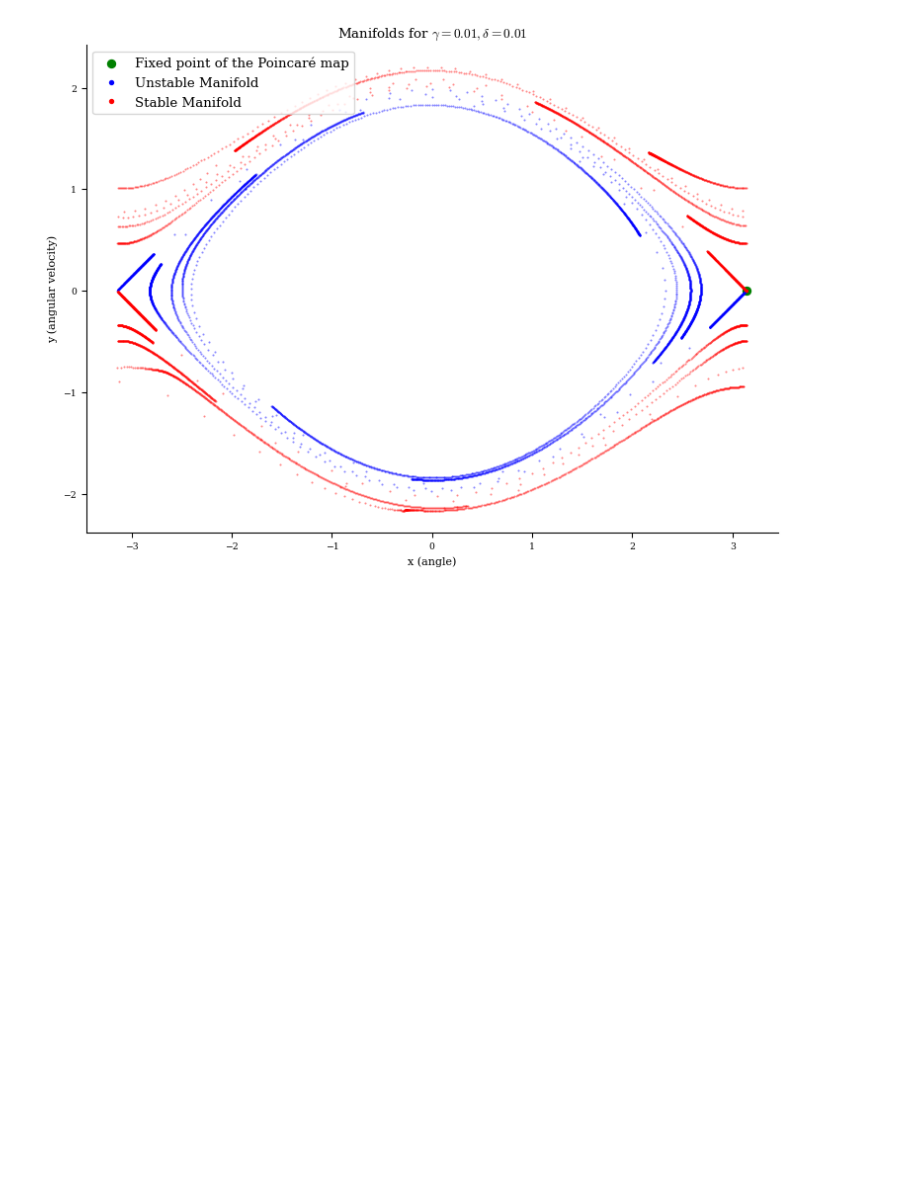
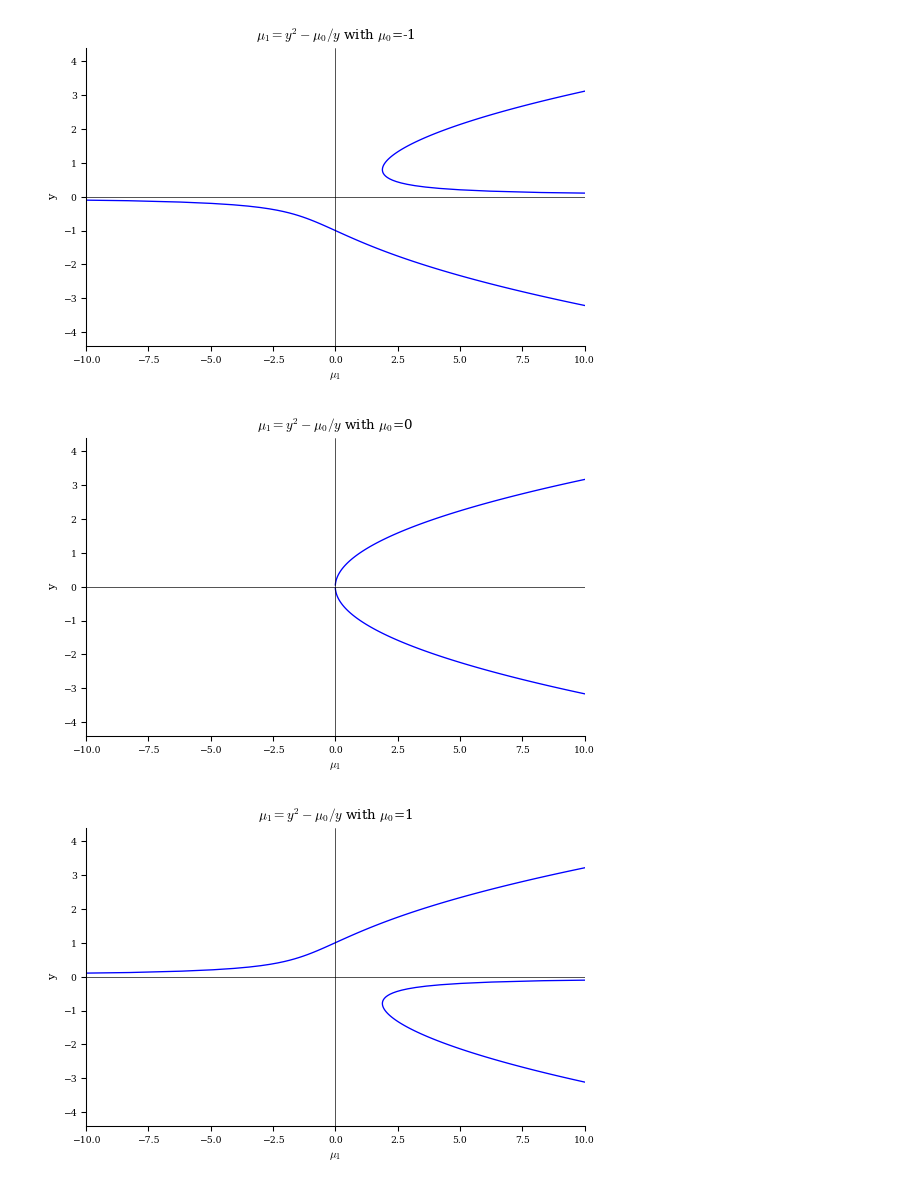
Before and after one commit to YigitElma/DEBUG-DESC, a Jupyter notebook: test-notebook.ipynb, the cells around one changed output. Saved outputs shown, nothing was run; the diff lists cells and outputs as text; code cells hidden in the pictures; blank space fills up the shorter version.

```diff
--- a/test-notebook.ipynb
+++ b/test-notebook.ipynb
@@ -178,50 +86,21 @@ eigenvalues, eigenvectors = np.linalg.eig(jacobian)
-# %%
-# select the stable and unstable eigenvectors based on the magnitude of the eigenvalues
-if np.abs(eigenvalues[0]) < 1 and np.abs(eigenvalues[1]) > 1:
-    stable_v = eigenvectors[:, 0]
-    unstable_v = eigenvectors[:, 1]
-if np.abs(eigenvalues[0]) > 1 and np.abs(eigenvalues[1]) < 1:
-    stable_v = eigenvectors[:, 1]
-    unstable_v = eigenvectors[:, 0]
-
-plt.figure(figsize=(8, 6))
-plt.scatter(
-    fixed_pt[0], fixed_pt[1], color="green", label="Fixed point of the Poincaré map"
-)
-
-n_seeds = 1000  # Number of starting points along the eigenvector
-n_iter = 5  # How many times to iterate the map
-step_size = 1e-3
-
-def find_manifold(fixed_pt, v, fig, fwd=True):
-    for k in np.linspace(-step_size, step_size, n_seeds):
-        if k == 0:
-            continue
-        pt = fixed_pt + k * v
-        traj = [pt]
-        for _ in range(n_iter):
-            pt = p_map(pt) if fwd else p_map_bwd(pt)
-            # Wrap x to [-pi, pi] for cylinder view
-            pt_wrap = pt.copy()
-            pt_wrap[0] = (pt_wrap[0] + np.pi) % (2 * np.pi) - np.pi
-            traj.append(pt_wrap)
-
-        traj = np.array(traj)
-        m_type = "b." if fwd else "r."
-        fig.plot(traj[:, 0], traj[:, 1], m_type, markersize=1, alpha=0.5)
-    return fig
-
-fig = find_manifold(fixed_pt, unstable_v, plt.gca(), fwd=True)
-fig = find_manifold(fixed_pt, stable_v, plt.gca(), fwd=False)
-
-# Add dummy plots for legend to avoid duplicate labels from loops
-plt.plot([], [], "b.", label="Unstable Manifold")
-plt.plot([], [], "r.", label="Stable Manifold")
-
-plt.xlabel("x (angle)")
-plt.ylabel("y (angular velocity)")
-plt.title(f"Manifolds for $\\gamma={gamma}, \\delta={delta}$")
-plt.legend();
-plt.savefig(f"Manifolds for gamma={gamma}, delta={delta}.png", dpi=300)
-# %% [output]
-[figure, removed]
+# %%
+mu0s = np.arange(-1, 2)
+yn = np.linspace(-4, 0, 100, endpoint=False)
+yp = np.linspace(0, 4, 100)
+for mu0 in mu0s:
+    plt.figure()
+    mu1n = yn**2 - mu0 / yn
+    mu1p = yp**2 - mu0 / yp
+    plt.plot(mu1n, yn, "b")
+    plt.plot(mu1p, yp, "b")
+    plt.xlim([-10, 10])
+    plt.ylabel("y")
+    plt.xlabel("$\\mu_1$")
+    plt.axhline(0, color="black", linewidth=0.5)
+    plt.axvline(0, color="black", linewidth=0.5)
+    plt.title(f"$\\mu_1=y^2-\\mu_0/y$ with $\\mu_0$={mu0}")
+    plt.savefig(f"q1-mu0-{mu0}.png", dpi=300)
+# %% [output]
+[figure, added]
+[figure, added]
+[figure, added]
```
Also changed, not shown: parts of 13 cells of this notebook, 36 other files.
